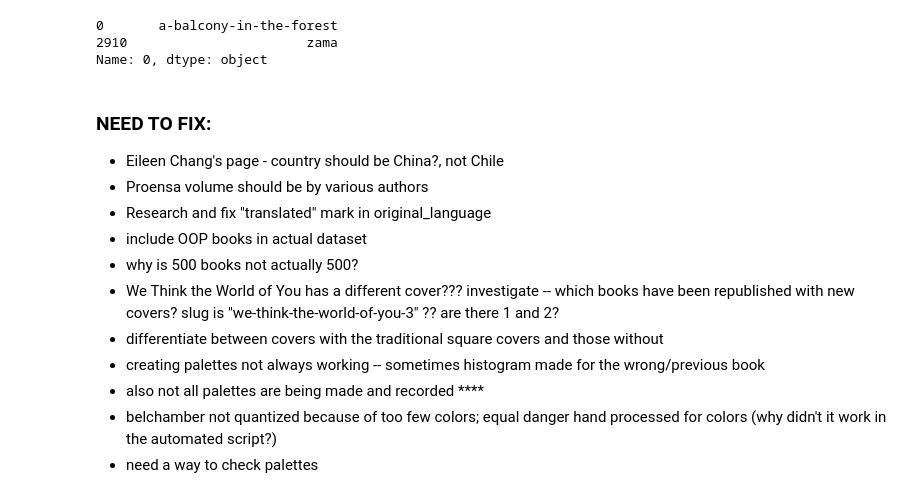
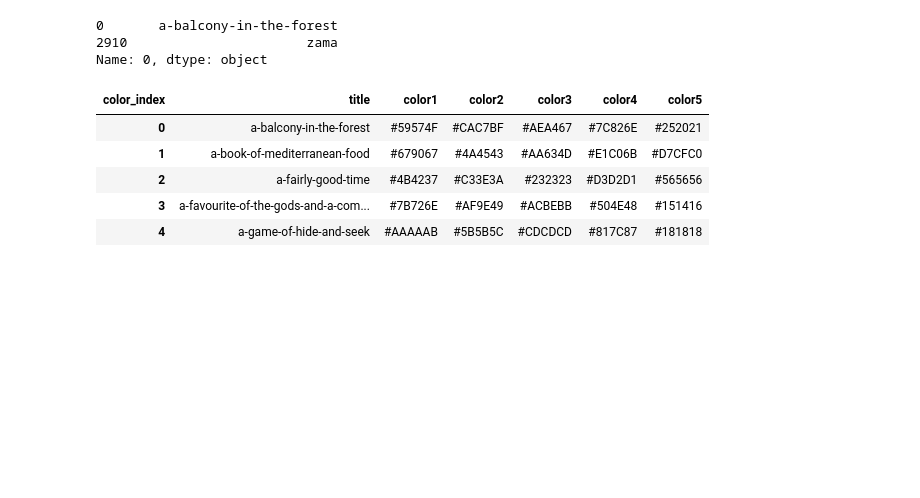
Before and after one commit to datadesk/nyrb-covers-analysis, a Jupyter notebook: scraper.ipynb, the cells around one changed output. Cells and saved outputs as stored; diff of their text form; code cells hidden in the pictures; blank space fills up the shorter version.

```diff
--- a/scraper.ipynb
+++ b/scraper.ipynb
@@ -388,13 +384,0 @@ titles_palettes.to_csv("titles_palettes.csv")
-# %% [markdown]
-### NEED TO FIX:
-- Eileen Chang's page - country should be China?, not Chile
-- Proensa volume should be by various authors
-- Research and fix "translated" mark in original_language
-- include OOP books in actual dataset
-- why is 500 books not actually 500?
-- We Think the World of You has a different cover??? investigate -- which books have been republished with new covers? slug is "we-think-the-world-of-you-3" ?? are there 1 and 2?
-- differentiate between covers with the traditional square covers and those without
-- creating palettes not always working -- sometimes histogram made for the wrong/previous book
-- also not all palettes are being made and recorded ****
-- belchamber not quantized because of too few colors; equal danger hand processed for colors (why didn't it work in the automated script?)
-- need a way to check palettes
@@ -405,0 +385,9 @@ fake_list = [
+# %%
+titles_palettes.head()  # need to attach link (ordered) to this dataset
+# %% [output]
+| color_index | title | color1 | color2 | color3 | color4 | color5 |
+| 0 | a-balcony-in-the-forest | #59574F | #CAC7BF | #AEA467 | #7C826E | #252021 |
+| 1 | a-book-of-mediterranean-food | #679067 | #4A4543 | #AA634D | #E1C06B | #D7CFC0 |
+| 2 | a-fairly-good-time | #4B4237 | #C33E3A | #232323 | #D3D2D1 | #565656 |
+| 3 | a-favourite-of-the-gods-and-a-com... | #7B726E | #AF9E49 | #ACBEBB | #504E48 | #151416 |
+| 4 | a-game-of-hide-and-seek | #AAAAAB | #5B5B5C | #CDCDCD | #817C87 | #181818 |
```
Also changed, not shown: parts of 12 cells of this notebook.
